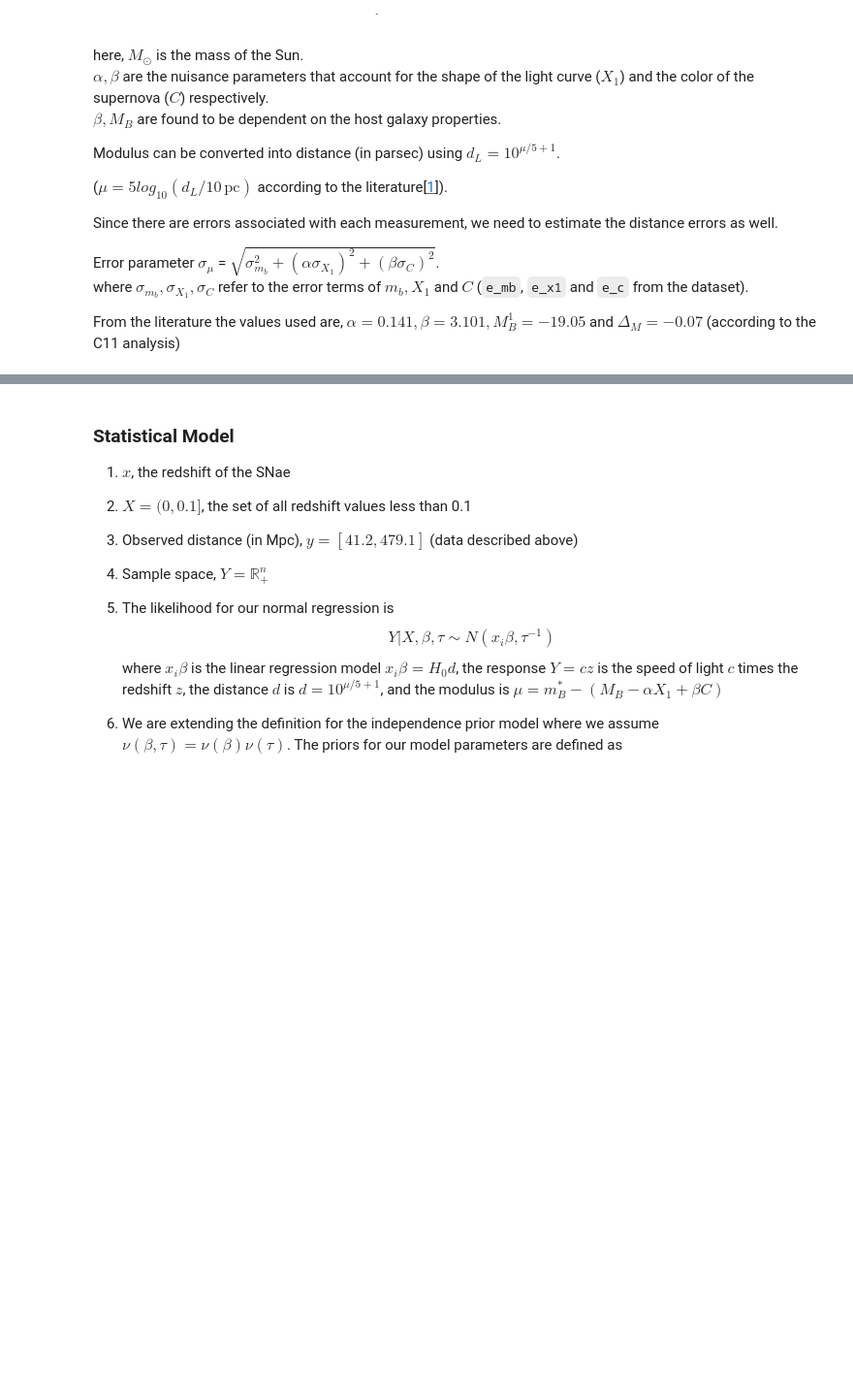
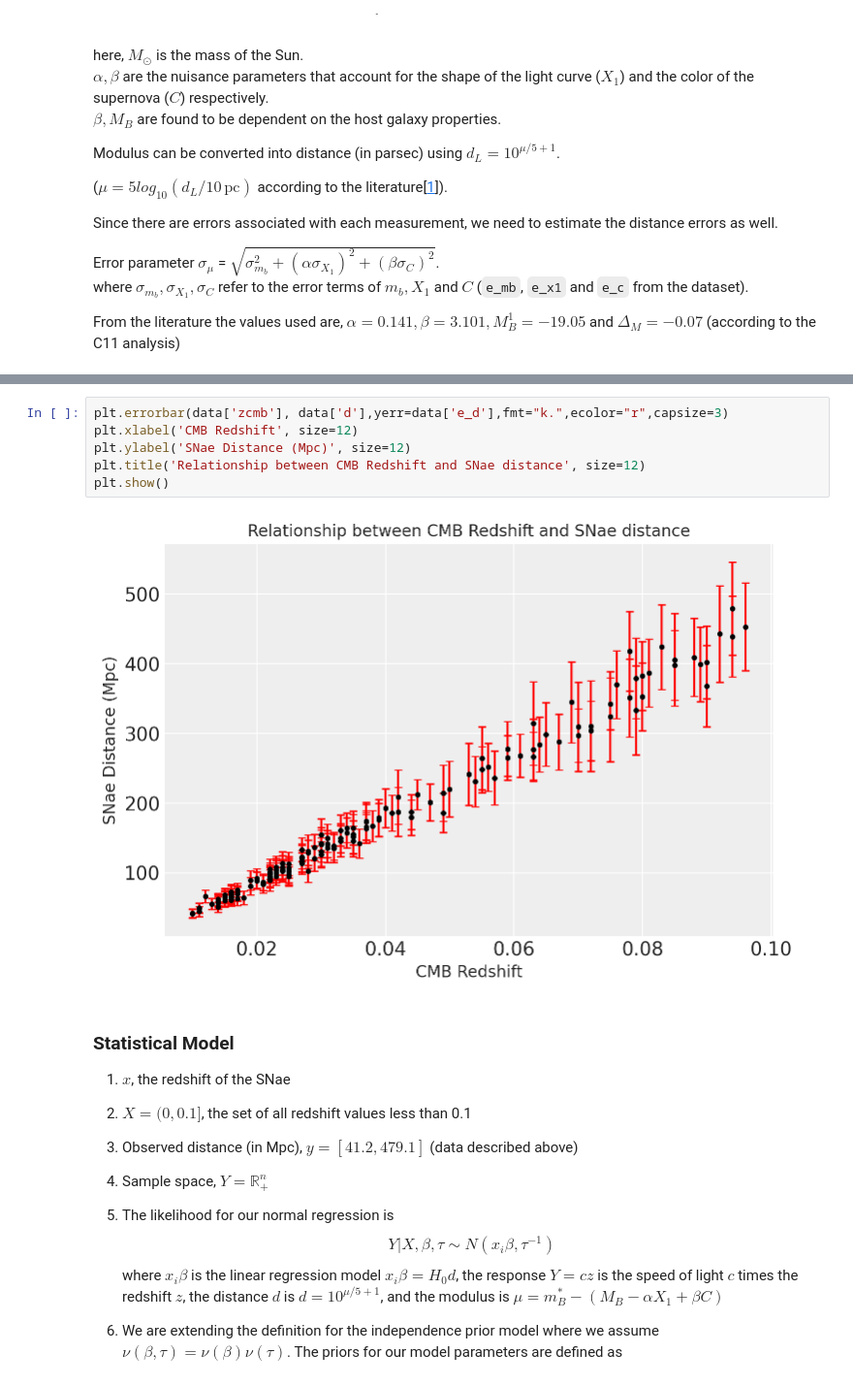
Before and after one commit to Raghuram-Veeramallu/Astro_Stat_Project2, a Jupyter notebook: Project2_Group3.ipynb, the cells around one changed output, grey strips where cells are left out. Shown at 97% size. Cells and saved outputs as stored; diff of their text form; blank space fills up the shorter version.

```diff
--- a/Project2_Group3.ipynb
+++ b/Project2_Group3.ipynb
@@ -127,3 +128,11 @@ data.head(10)
+# %%
+plt.errorbar(data['zcmb'], data['d'],yerr=data['e_d'],fmt="k.",ecolor="r",capsize=3)
+plt.xlabel('CMB Redshift', size=12)
+plt.ylabel('SNae Distance (Mpc)', size=12)
+plt.title('Relationship between CMB Redshift and SNae distance', size=12)
+plt.show()
+# %% [output]
+[figure, added]
 # %% [markdown]
 ### **Statistical Model**
 
```
Also changed, not shown: parts of 6 cells of this notebook.
